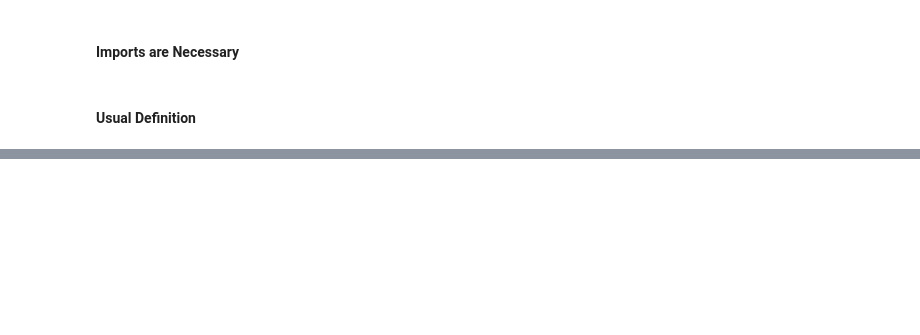
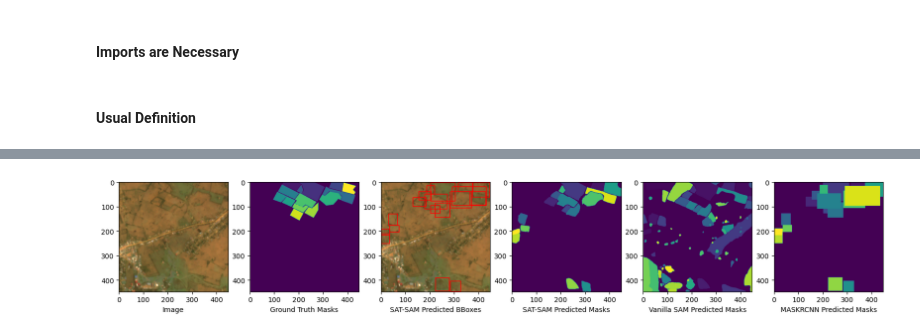
Before and after one commit to aninda-ghosh/SAT-SAM, a Jupyter notebook: generate_masks.ipynb, the cells around one changed output, grey strips where cells are left out. Cells and saved outputs as stored; diff of their text form; code cells hidden in the pictures; blank space fills up the shorter version.

Commit message:
WIP: Generate Masks

```diff
--- a/generate_masks.ipynb
+++ b/generate_masks.ipynb
@@ -66,2 +81,0 @@ elif eval_config['MODEL'] == 'MASKRCNN':
-# %%
-id, rgb_image, rpn_image, target, ensemble, path = dataset[30]
@@ -209,0 +82,93 @@ plt.show()
+# %%
+def collate_masks(masks):
+    cumulative_mask = np.zeros(tuple(masks.shape[1:3]), dtype=np.uint8)
+    print(cumulative_mask.shape)
+    delta_pred_mask = 255 // len(masks)
+
+    for i, mask in enumerate(masks):
+        cumulative_mask[mask > 0] = (i + 1)*delta_pred_mask
+
+    return cumulative_mask
+# %%
+for i, (id, sam_image, rpn_image, target, ensemble, path)  in enumerate(dataset_test):
+    try:
+        print('Image: ', i)
+        rpn_image = rpn_image.squeeze(0).to(device)
+
+        predictions = rpn_model.predict(rpn_image)
+        predictions = rpn_model.postprocess(predictions, nms_threshold=eval_config['NMS_THRESHOLD'], score_threshold=eval_config['PRED_CONFIDENCE_THRESHOLD'])
+
+        if predictions['boxes'].shape[0] == 0:
+            print("No boxes detected, generating random boxes")
+            bboxes = generate_uniform_spaced_bounding_boxes(sam_image.size[0], sam_image.size[1], int(sam_image.size[0]*0.25))
+            if eval_config['FILTRATION'] == 'TRUE':
+                filtered_boxes = filter_boxes(bboxes, ensemble, eval_config['ENSEMBLE_BOX_OVERLAP_THRESHOLD'])
+                low_res_masks, iou_predictions = sam_model.predict(sam_image, filtered_boxes)
+                sat_sam_pred_boxes = filtered_boxes
+            else:
+                low_res_masks, iou_predictions = sam_model.predict(sam_image, bboxes)
+                sat_sam_pred_boxes = bboxes
+        else:
+            if eval_config['FILTRATION'] == 'TRUE':
+                filtered_predictions = filter_boxes_predictions(predictions, ensemble, eval_config['ENSEMBLE_BOX_BETA'], eval_config['ENSEMBLE_BOX_OVERLAP_THRESHOLD'])
+                low_res_masks, iou_predictions = sam_model.predict(sam_image, filtered_predictions)
+                sat_sam_pred_boxes = filtered_predictions
+            else:
+                low_res_masks, iou_predictions = sam_model.predict(sam_image, predictions['boxes'])
+                sat_sam_pred_boxes = predictions['boxes']
+
+        high_res_masks = sam_model.postprocess(low_res_masks, tuple(sam_image.size))
+        pred_masks_sat_sam = high_res_masks.squeeze().cpu().numpy()
+        print('SAT-SAM: ', pred_masks_sat_sam.shape)
+
+        outputs = vanilla_sam_model(sam_image, points_per_batch=32)
+        if eval_config['FILTRATION'] == 'TRUE':
+            pred_masks_sam = filter_masks(outputs['masks'], ensemble, eval_config['ENSEMBLE_BOX_OVERLAP_THRESHOLD'])
+        else:
+            pred_masks_sam = outputs["masks"]
+        pred_masks_sam = np.array(pred_masks_sam)
+        print('SAM: ', pred_masks_sam.shape)
+
+        predictions = maskrcnn_model.predict(rpn_image)
+        predictions = maskrcnn_model.postprocess(predictions, nms_threshold=eval_config['NMS_THRESHOLD'], score_threshold=eval_config['PRED_CONFIDENCE_THRESHOLD'])
+        if eval_config['FILTRATION'] == 'TRUE':
+            pred_masks_maskrcnn = filter_masks(np.squeeze(np.array(predictions['masks'])), ensemble, eval_config['ENSEMBLE_BOX_OVERLAP_THRESHOLD'])
+        else:
+            pred_masks_maskrcnn = predictions['masks'].squeeze()
+        pred_masks_maskrcnn = np.array(pred_masks_maskrcnn)
+        print('MASKRCNN: ', pred_masks_maskrcnn.shape)
+
+        # Plotting the results
+        fig, ax = plt.subplots(1, 6, figsize=(20, 5))
+
+        ax[0].imshow(sam_image)
+        ax[0].set_xlabel('Image')
+
+        ax[1].imshow(collate_masks(target['masks']))
+        ax[1].set_xlabel('Ground Truth Masks')
+
+        ax[2].imshow(sam_image)
+        ax[2].set_xlabel('SAT-SAM Predicted BBoxes')
+
+        for i in range (len(pred_masks_sat_sam)):
+            xmin = sat_sam_pred_boxes[i][0]
+            ymin = sat_sam_pred_boxes[i][1]
+            xmax = sat_sam_pred_boxes[i][2]
+            ymax = sat_sam_pred_boxes[i][3]
+            rect = patches.Rectangle((xmin, ymin), xmax-xmin, ymax-ymin, linewidth=1, edgecolor='r', facecolor='none')
+            ax[2].add_patch(rect)
+
+        ax[3].imshow(collate_masks(pred_masks_sat_sam))
+        ax[3].set_xlabel('SAT-SAM Predicted Masks')
+
+        ax[4].imshow(collate_masks(pred_masks_sam))
+        ax[4].set_xlabel('Vanilla SAM Predicted Masks')
+
+        ax[5].imshow(collate_masks(pred_masks_maskrcnn))
+        ax[5].set_xlabel('MASKRCNN Predicted Masks')
+
+        plt.show()
+    except:
+        print("Error in image: ", i, id)
+        continue
+# %% [output]
@@ -209,0 +183 @@ plt.show()
+[figure, added]
```
Also changed, not shown: parts of 15 cells of this notebook, 2 other files.
